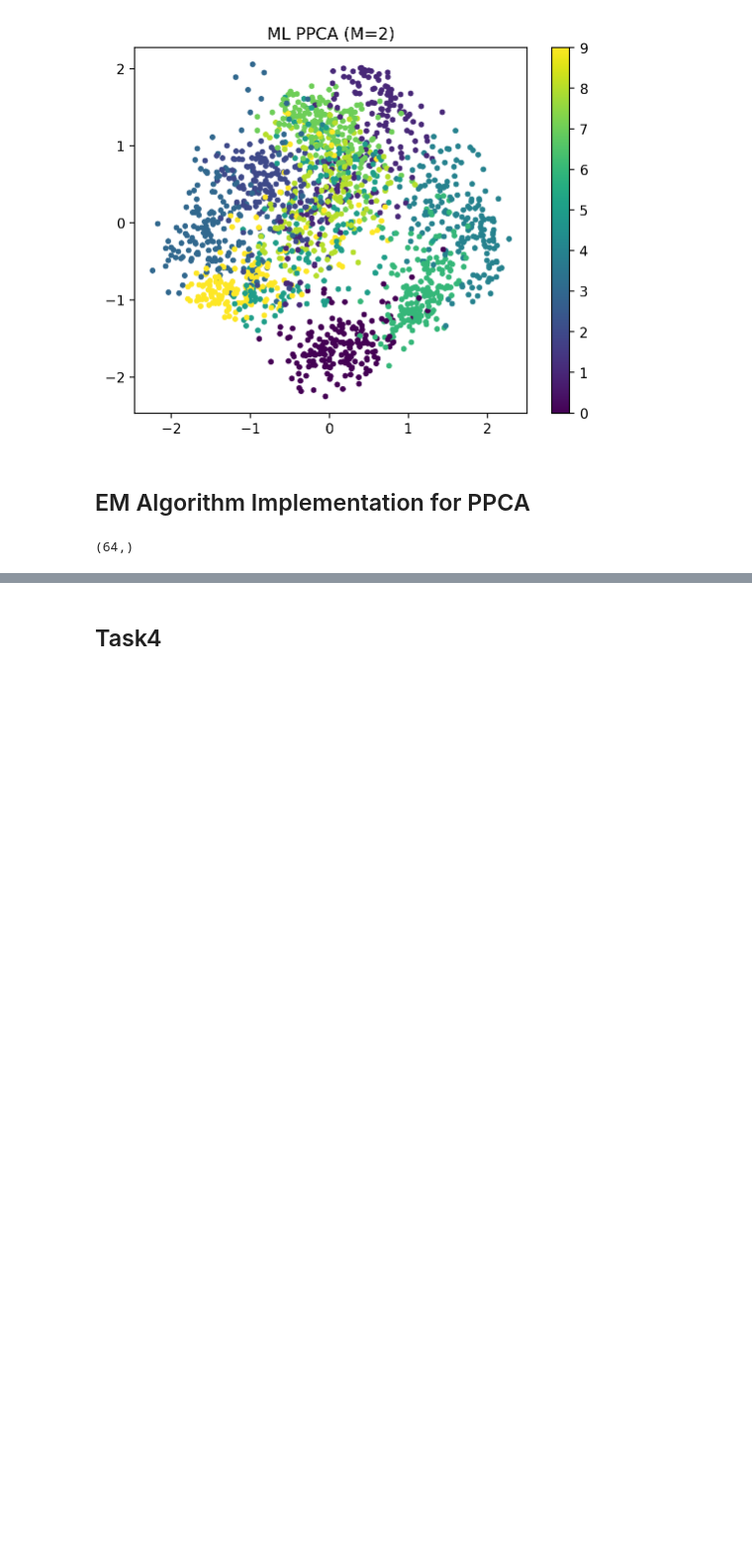
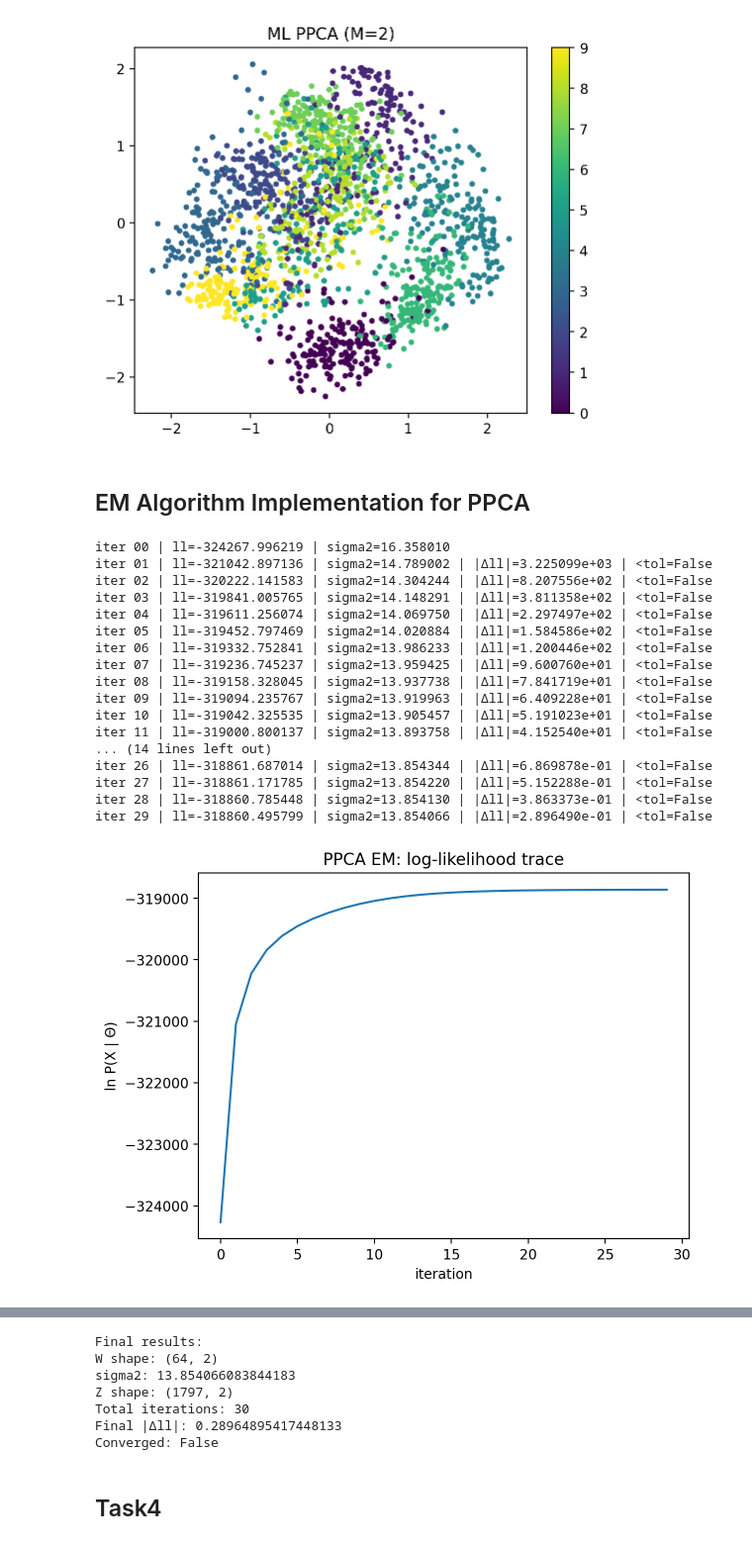
Before and after one commit to ZHENGER001/STAT6205, a Jupyter notebook: Assignment1/code_python.ipynb, the cells around one changed output, grey strips where cells are left out. Shown at 99% size. Drawn from its saved outputs; the diff is of its cells as text; code cells hidden in the pictures; blank space fills up the shorter version.

```diff
--- a/Assignment1/code_python.ipynb
+++ b/Assignment1/code_python.ipynb
@@ -147,15 +147,14 @@ Z.shape (1797, 2)
 import numpy as np
 import matplotlib.pyplot as plt
 
-def ppca_em(Xtrain, y, M=2, tol=1e-3, max_iter=30, seed=42, verbose=True):
+def ppca_em(Xtrain, y, M=2, tol=1e-3, max_iter=30, seed=42):
     rng = np.random.default_rng(seed)
     N, D = Xtrain.shape
     xbar = Xtrain.mean(axis=0)
     Xc = Xtrain - xbar
 
-    # a) Implement PPCA + EM (init params)
-    W = rng.normal(0.0, 1.0, size=(D, M))     # W_init ~ N(0, I)
-    sigma2 = float(rng.uniform(0.0, 1.0))     # sigma2_init ~ U(0, 1)
+    W = rng.normal(0.0, 1.0, size=(D, M))
+    sigma2 = float(rng.uniform(0.0, 1.0))
 
     def loglik(W_, s2_):
         C = W_ @ W_.T + s2_ * np.eye(D)
@@ -169,7 +168,6 @@ def ppca_em(Xtrain, y, M=2, tol=1e-3, max_iter=30, seed=42, verbose=True):
     ll_trace = []
 
     for it in range(max_iter):
-        # b) Iterative EM updates + convergence check
         Mmat = W.T @ W + sigma2 * np.eye(M)
         Minv = np.linalg.solve(Mmat, np.eye(M))
 
@@ -185,44 +183,79 @@ def ppca_em(Xtrain, y, M=2, tol=1e-3, max_iter=30, seed=42, verbose=True):
         term3 = np.trace(WT_W @ Szz)
         sigma2_new = float(max((term1 - 2.0 * term2 + term3) / (N * D), 1e-12))
 
-        # c) Record log-likelihood each iteration
         ll = loglik(W_new, sigma2_new)
         ll_trace.append(ll)
 
-        if verbose:
-            if it == 0:
-                print(f"iter {it:02d} | ll={ll:.3f} | sigma2={sigma2_new:.6f}")
-            else:
-                dll = ll_trace[-1] - ll_trace[-2]
-                print(f"iter {it:02d} | ll={ll:.3f} | sigma2={sigma2_new:.6f} | Δll={dll:.6f}")
+        if it == 0:
+            print(f"iter {it:02d} | ll={ll:.6f} | sigma2={sigma2_new:.6f}")
+        else:
+            delta = abs(ll_trace[-1] - ll_trace[-2])
+            print(f"iter {it:02d} | ll={ll:.6f} | sigma2={sigma2_new:.6f} | |Δll|={delta:.6e} | <tol={delta < tol}")
 
         if it > 0 and abs(ll_trace[-1] - ll_trace[-2]) < tol:
             W, sigma2 = W_new, sigma2_new
             break
 
         W, sigma2 = W_new, sigma2_new
 
     Mmat = W.T @ W + sigma2 * np.eye(M)
     Z = np.linalg.solve(Mmat, W.T @ Xc.T).T
 
-    # d) Plot log-likelihood trace
     plt.figure()
     plt.plot(ll_trace)
     plt.xlabel("iteration")
     plt.ylabel("ln P(X | Θ)")
     plt.title("PPCA EM: log-likelihood trace")
     plt.show()
 
-    # e) Plot final 2D projection (M=2)
     if M == 2:
         plt.figure()
         sc = plt.scatter(Z[:, 0], Z[:, 1], c=y, s=10)
         plt.colorbar(sc, label="digit label")
         plt.xlabel("z1")
         plt.ylabel("z2")
         plt.title("PPCA EM: final 2D projection (M=2)")
         plt.show()
 
     return W, sigma2, Z, ll_trace, xbar
+
+
+if __name__ == "__main__":
+    W, sigma2, Z, ll_trace, xbar = ppca_em(
+        Xtrain=Xtrain,
+        y=y,
+        M=2,
+        tol=1e-3,
+        max_iter=30,
+        seed=42
+    )
+
+    print("\nFinal results:")
+    print("W shape:", W.shape)
+    print("sigma2:", sigma2)
+    print("Z shape:", Z.shape)
+    print("Total iterations:", len(ll_trace))
+
+    if len(ll_trace) >= 2:
+        final_delta = abs(ll_trace[-1] - ll_trace[-2])
+        print("Final |Δll|:", final_delta)
+        print("Converged:", final_delta < 1e-3)
 # %% [output]
-(64,)
+iter 00 | ll=-324267.996219 | sigma2=16.358010
+iter 01 | ll=-321042.897136 | sigma2=14.789002 | |Δll|=3.225099e+03 | <tol=False
+iter 02 | ll=-320222.141583 | sigma2=14.304244 | |Δll|=8.207556e+02 | <tol=False
+iter 03 | ll=-319841.005765 | sigma2=14.148291 | |Δll|=3.811358e+02 | <tol=False
+iter 04 | ll=-319611.256074 | sigma2=14.069750 | |Δll|=2.297497e+02 | <tol=False
+iter 05 | ll=-319452.797469 | sigma2=14.020884 | |Δll|=1.584586e+02 | <tol=False
+iter 06 | ll=-319332.752841 | sigma2=13.986233 | |Δll|=1.200446e+02 | <tol=False
+iter 07 | ll=-319236.745237 | sigma2=13.959425 | |Δll|=9.600760e+01 | <tol=False
+iter 08 | ll=-319158.328045 | sigma2=13.937738 | |Δll|=7.841719e+01 | <tol=False
+iter 09 | ll=-319094.235767 | sigma2=13.919963 | |Δll|=6.409228e+01 | <tol=False
+iter 10 | ll=-319042.325535 | sigma2=13.905457 | |Δll|=5.191023e+01 | <tol=False
+iter 11 | ll=-319000.800137 | sigma2=13.893758 | |Δll|=4.152540e+01 | <tol=False
+... (14 lines left out)
+iter 26 | ll=-318861.687014 | sigma2=13.854344 | |Δll|=6.869878e-01 | <tol=False
+iter 27 | ll=-318861.171785 | sigma2=13.854220 | |Δll|=5.152288e-01 | <tol=False
+iter 28 | ll=-318860.785448 | sigma2=13.854130 | |Δll|=3.863373e-01 | <tol=False
+iter 29 | ll=-318860.495799 | sigma2=13.854066 | |Δll|=2.896490e-01 | <tol=False
+[figure, added]
@@ -229,3 +263,10 @@ def ppca_em(Xtrain, y, M=2, tol=1e-3, max_iter=30, seed=42, verbose=True):
+Final results:
+W shape: (64, 2)
+sigma2: 13.854066083844183
+Z shape: (1797, 2)
+Total iterations: 30
+Final |Δll|: 0.28964895417448133
+Converged: False
 # %% [markdown]
 ## Task4
 # %% [markdown]
```
Also changed, not shown: parts of 1 cell of this notebook.
